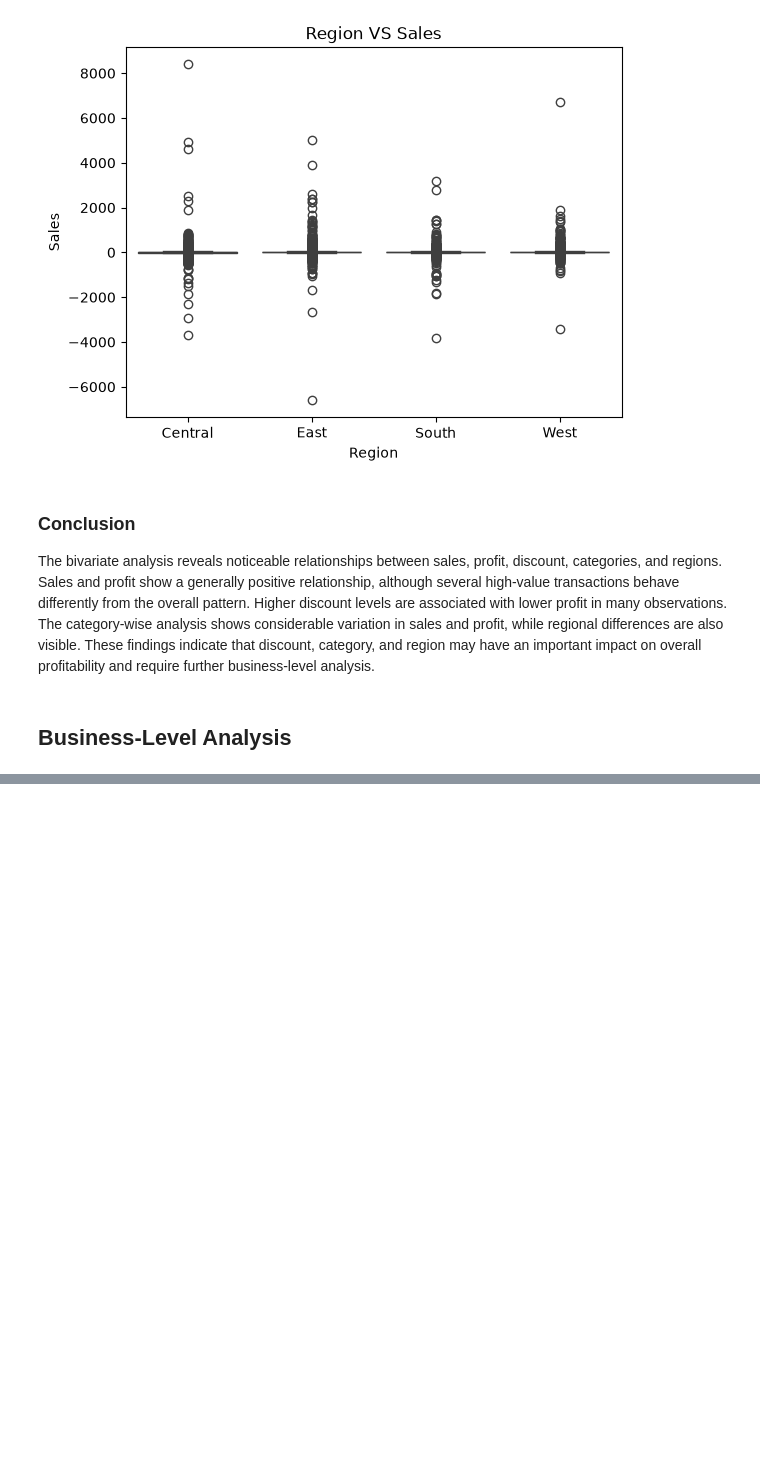
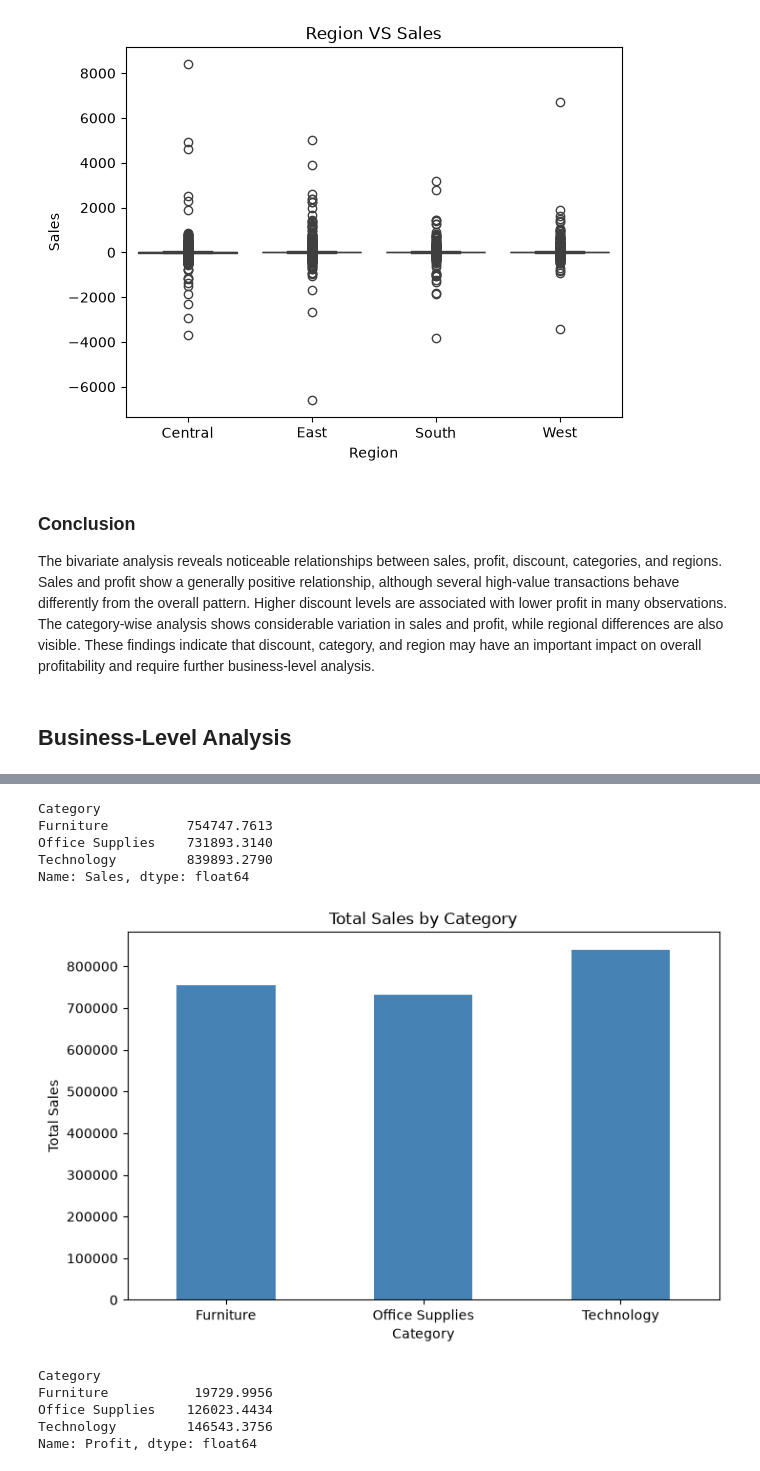
Before and after one commit to mdraihanmostafa746-coder/Superstore-Sales-Analysis, a Jupyter notebook: notebooks/superstore_sales_analysis.ipynb, the cells around one changed output, grey strips where cells are left out. Drawn from its saved outputs; the diff is of its cells as text; code cells hidden in the pictures; blank space fills up the shorter version.

Commit message:
Add category performance analysis

```diff
--- a/notebooks/superstore_sales_analysis.ipynb
+++ b/notebooks/superstore_sales_analysis.ipynb
@@ -472,0 +483,31 @@ The bivariate analysis reveals noticeable relationships between sales, profit, d
+# %%
+category_sales = df.groupby('Category')['Sales'].sum()
+category_sales
+# %% [output]
+Category
+Furniture          754747.7613
+Office Supplies    731893.3140
+Technology         839893.2790
+Name: Sales, dtype: float64
+# %%
+plt.figure(figsize=(8, 5))
+
+category_sales.plot(kind='bar', color='steelblue')
+
+plt.title('Total Sales by Category')
+plt.xlabel('Category')
+plt.ylabel('Total Sales')
+plt.xticks(rotation=0)
+
+plt.show()
+# %% [output]
+[figure, added]
+# %%
+category_profit = df.groupby('Category')['Profit'].sum()
+category_profit
+# %% [output]
+Category
+Furniture           19729.9956
+Office Supplies    126023.4434
+Technology         146543.3756
+Name: Profit, dtype: float64
```
Also changed, not shown: parts of 3 cells of this notebook, 2 other files.
